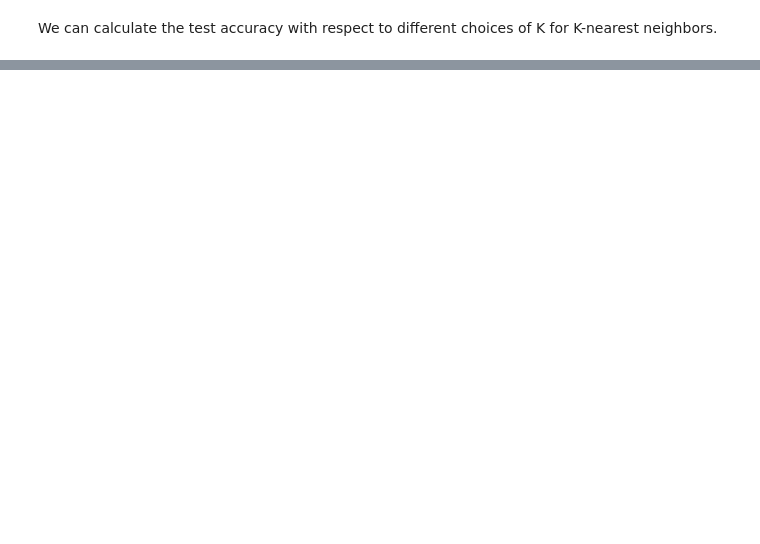
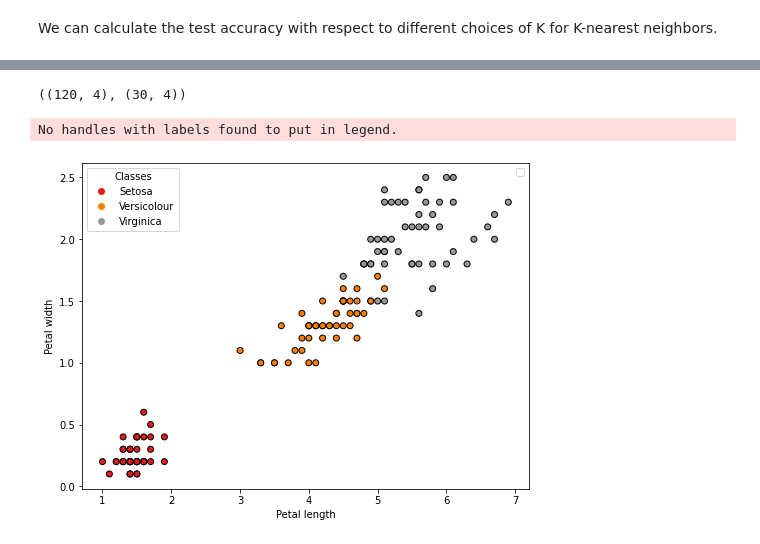
Before and after one commit to cherryng/MLcourse, a Jupyter notebook: H1_Question_2_KNN.ipynb, the cells around one changed output, grey strips where cells are left out. Cells and saved outputs as stored; diff of their text form; code cells hidden in the pictures; blank space fills up the shorter version.

```diff
--- a/H1_Question_2_KNN.ipynb
+++ b/H1_Question_2_KNN.ipynb
@@ -296,0 +326,28 @@ $\color{blue}{\textit Your Answer:}$ *fill this in.*
+# %%
+X = iris.data[:, :4] # The data matrix
+y = iris.target # The class labels
+
+# We take 20% as test set
+X_train, X_test, y_train, y_test = train_test_split(X, y, test_size=0.2, random_state=42)
+X_train.shape, X_test.shape
+# %% [output]
+((120, 4), (30, 4))
+# %%
+#make a plot to see the 2nd and 3rd features
+f, axs = plt.subplots(figsize=(8,6))
+the_scatter = axs.scatter(X[:, 2], X[:, 3], c=y,
+            cmap=plt.cm.Set1, edgecolor='k')
+
+# Change the legend name of the class to be Iris species like Setosa, Versicolour etc...
+lines, legend_names = the_scatter.legend_elements()
+legend1 = axs.legend(lines, ['Setosa', 'Versicolour', 'Virginica'], title="Classes")
+axs.add_artist(legend1)
+
+axs.set_xlabel('Petal length')
+axs.set_ylabel('Petal width')
+axs.legend()
+
+plt.show()
+# %% [output]
+No handles with labels found to put in legend.
+[figure, added]
```
Also changed, not shown: parts of 11 cells of this notebook.
